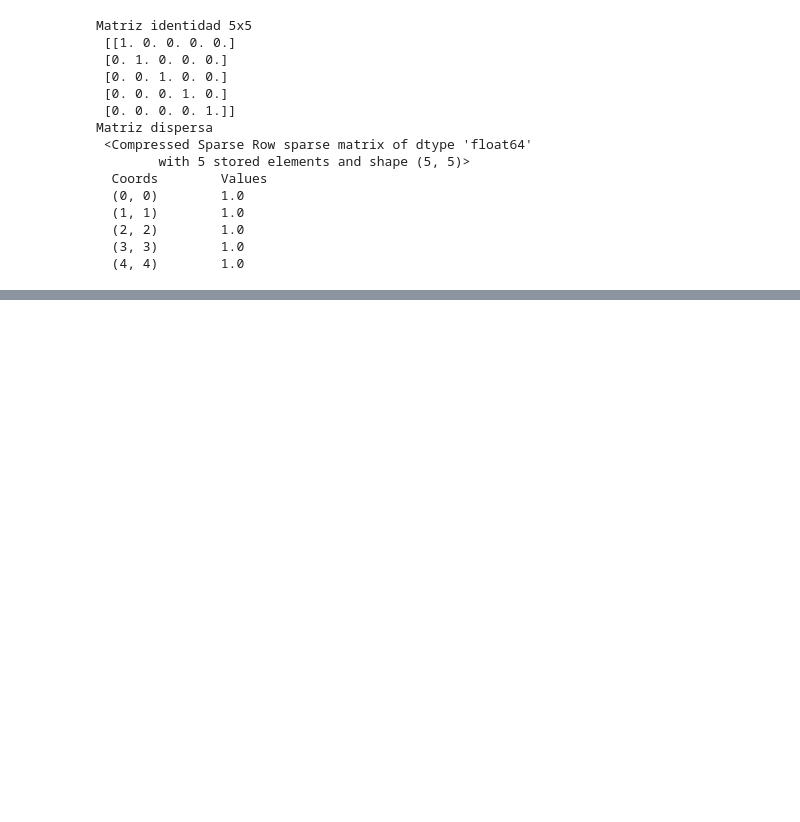
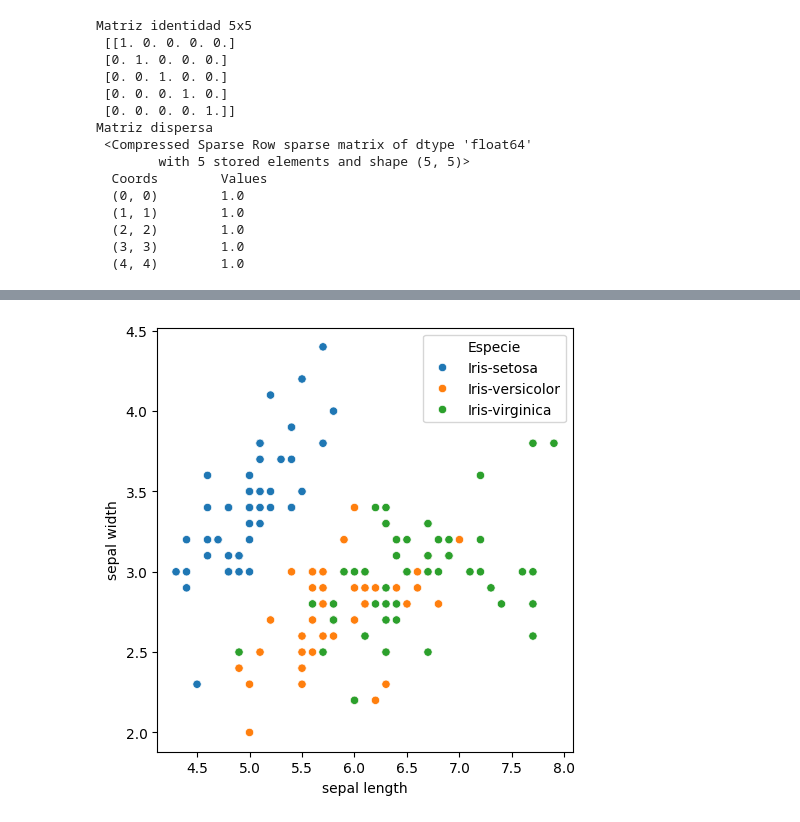
Before and after one commit to Erickescorpions/pattern-recognition, a Jupyter notebook: P1/P1-Desarrollo.ipynb, the cells around one changed output, grey strips where cells are left out. Cells and saved outputs as stored; diff of their text form; code cells hidden in the pictures; blank space fills up the shorter version.

```diff
--- a/P1/P1-Desarrollo.ipynb
+++ b/P1/P1-Desarrollo.ipynb
@@ -156,0 +321,8 @@ Matriz dispersa
+# %%
+import seaborn as sns
+
+fig, ax = plt.subplots(figsize=(5, 5))
+sns.scatterplot(data=x, x="sepal length", y="sepal width", ax=ax, hue="Especie")
+plt.tight_layout()
+# %% [output]
+[figure, added]
```
Also changed, not shown: parts of 23 cells of this notebook.
